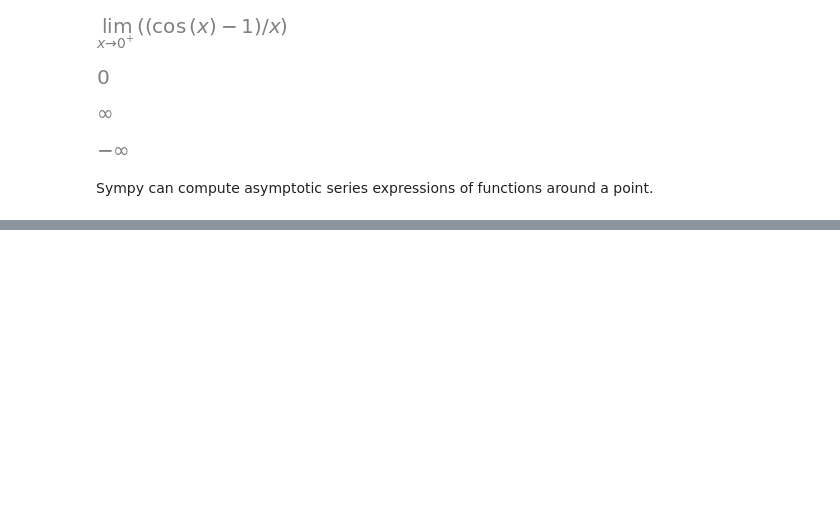
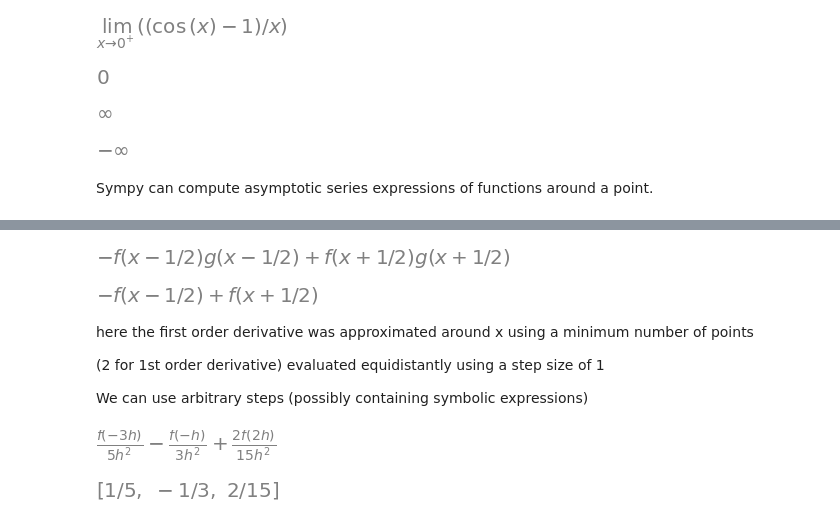
Before and after one commit to burnifi/learnSympy, a Jupyter notebook: calculus.ipynb, the cells around one changed output, grey strips where cells are left out. Saved outputs shown, nothing was run; the diff lists cells and outputs as text; code cells hidden in the pictures; blank space fills up the shorter version.

```diff
--- a/calculus.ipynb
+++ b/calculus.ipynb
@@ -200,0 +231,31 @@ expr.series(x, 0, 4)
+# %%
+f, g = symbols('f g', cls=Function)
+differentiate_finite(f(x)*g(x))
+# %% [output]
+[figure, added]
+# %%
+# if you already have a Derivative instance, you can use the as_finite_difference() method
+# to general approximations of the derivative to arbitrary order.
+f = Function('f')
+dfdx = f(x).diff(x)
+dfdx.as_finite_difference()
+# %% [output]
+[figure, added]
+# %% [markdown]
+here the first order derivative was approximated around x using a minimum number of points
+
+(2 for 1st order derivative) evaluated equidistantly using a step size of 1
+
+We can use arbitrary steps (possibly containing symbolic expressions)
+# %%
+f = Function('f')
+d2fdx2 = f(x).diff(x, 2)
+h = Symbol('h')
+d2fdx2.as_finite_difference([-3*h, -h, 2*h])
+# %% [output]
+[figure, added]
+# %%
+# if you are just interested in evaluating the weights, you can do so manually
+finite_diff_weights(2, [-3, -1, 2], 0)[-1][-1]
+# %% [output]
+[figure, added]
```
Also changed, not shown: parts of 7 cells of this notebook.
